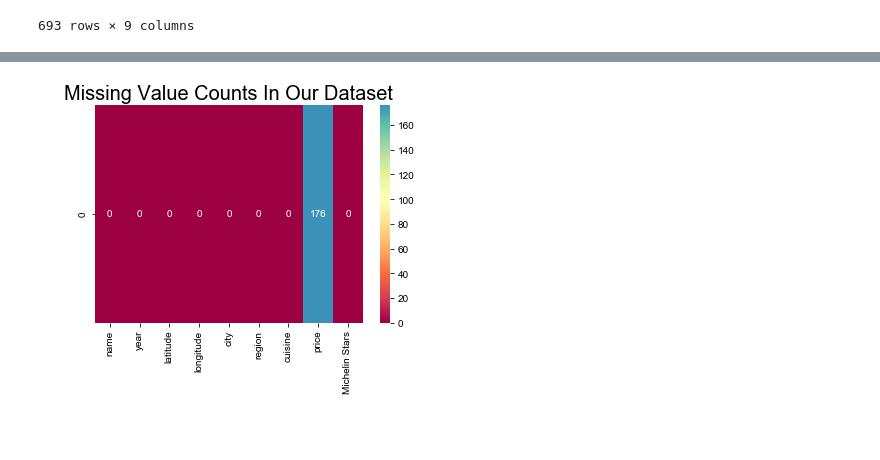
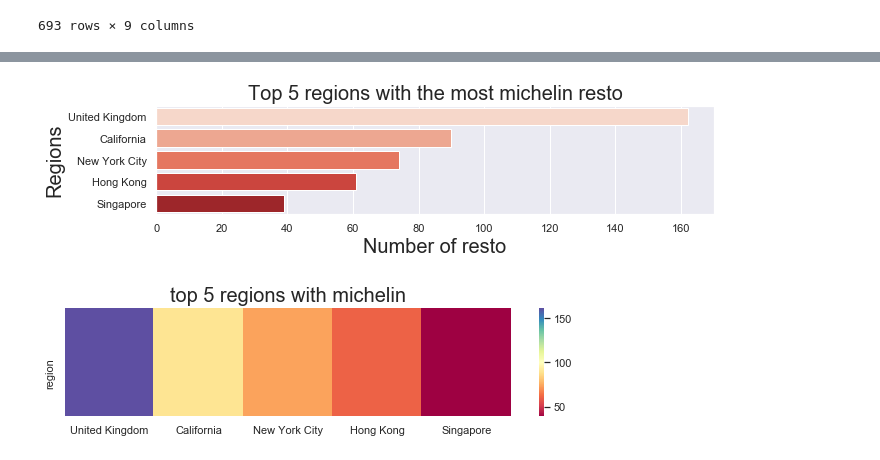
Before and after one commit to cheriewong/Kaggle, a Jupyter notebook: Michelin/Michelin Restaurants EDA.ipynb, the cells around one changed output, grey strips where cells are left out. Drawn from its saved outputs; the diff is of its cells as text; code cells hidden in the pictures; blank space fills up the shorter version.

```diff
--- a/Michelin/Michelin Restaurants EDA.ipynb
+++ b/Michelin/Michelin Restaurants EDA.ipynb
@@ -5,0 +41,6 @@ import seaborn as sns
+# %%
+plt.title('Missing Value Counts In Our Dataset',fontsize=20)
+sns.heatmap(pd.DataFrame(r_data.isna().sum()).T,annot=True,cmap='Spectral',fmt='d',center=100)
+sns.set(rc={'figure.figsize':(10,10)})
+sns.set(rc={'figure.figsize':(10,2)})
+plt.show()
@@ -27,3 +70,10 @@ r_data
 | 34 | The Araki | 2019 | 51.511826 | -0.140389 | Mayfair | United Kingdom | Japanese | NaN | 3 |
 | 35 | Gordon Ramsay | 2019 | 51.485460 | -0.162020 | Chelsea | United Kingdom | French | NaN | 3 |
 693 rows × 9 columns
+# %%
+plt.title('Top 10 Cities With The Most Michelin Restaurants',fontsize=20)
+sns.barplot(x=r_data.city.value_counts()[:10],y=r_data.city.value_counts()[:10].index,palette='twilight')
+plt.xlabel('Number Of Restaurants',fontsize=18)
+plt.ylabel('Cities',fontsize=18)
+sns.set(rc={'figure.figsize':(10,2)})
+plt.show()
@@ -30,8 +82,19 @@ r_data
+# %%
+plt.title('Top 5 regions with the most michelin resto',fontsize=20)
+sns.barplot(x=r_data.region.value_counts()[:5],y=r_data.region.value_counts()[:5].index,palette='Reds')
+plt.xlabel('Number of resto',fontsize=20)
+plt.ylabel('Regions',fontsize=20)
+sns.set(rc={'figure.figsize':(10,2)})
+plt.show()
+# %% [output]
+[figure, added]
 # %%
-plt.title('Missing Value Counts In Our Dataset',fontsize=20)
-sns.heatmap(pd.DataFrame(r_data.isna().sum()).T,annot=True,cmap='Spectral',fmt='d',center=100)
-sns.set(rc={'figure.figsize':(10,10)})
+region_number = r_data['region'].value_counts()
+
+plt.title('top 5 regions with michelin',fontsize=20)
+sns.heatmap(pd.DataFrame(region_number)[:5].T,cmap='Spectral',fmt='d'',center=100')
+sns.set(rc={'figure.figsize':(10,2)})
 plt.show()
 # %% [output]
-[figure, old version]
+[figure, new version]
 # %%
```
Also changed, not shown: parts of 9 cells of this notebook.
